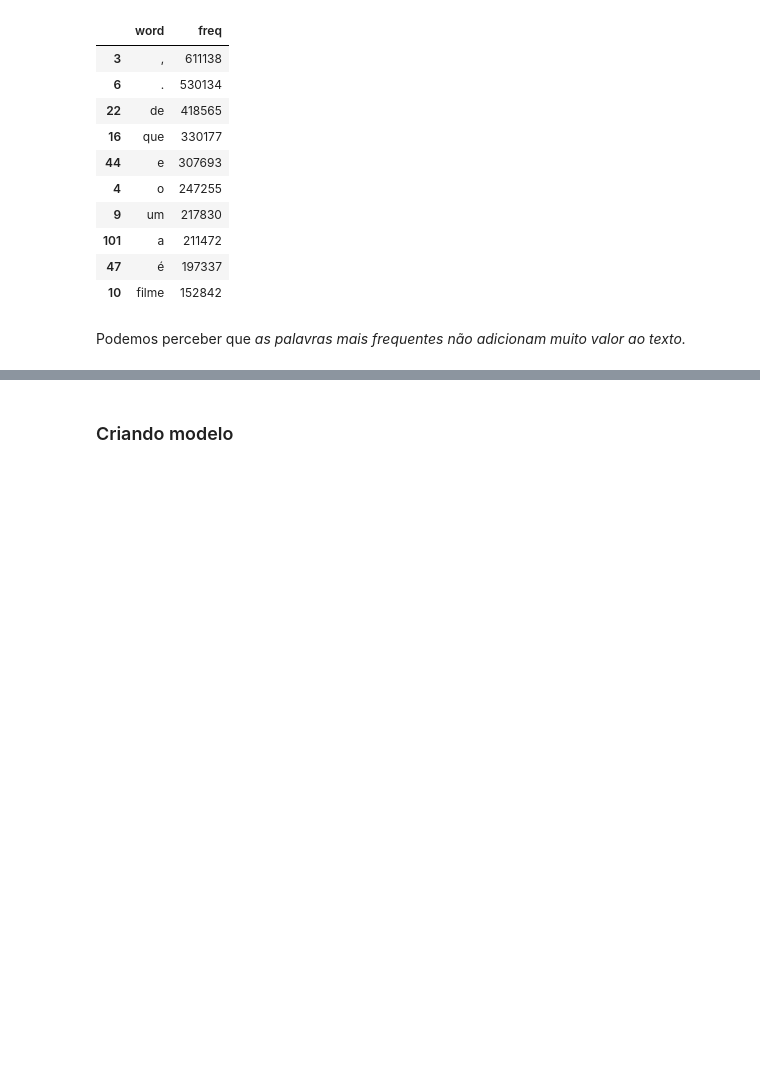
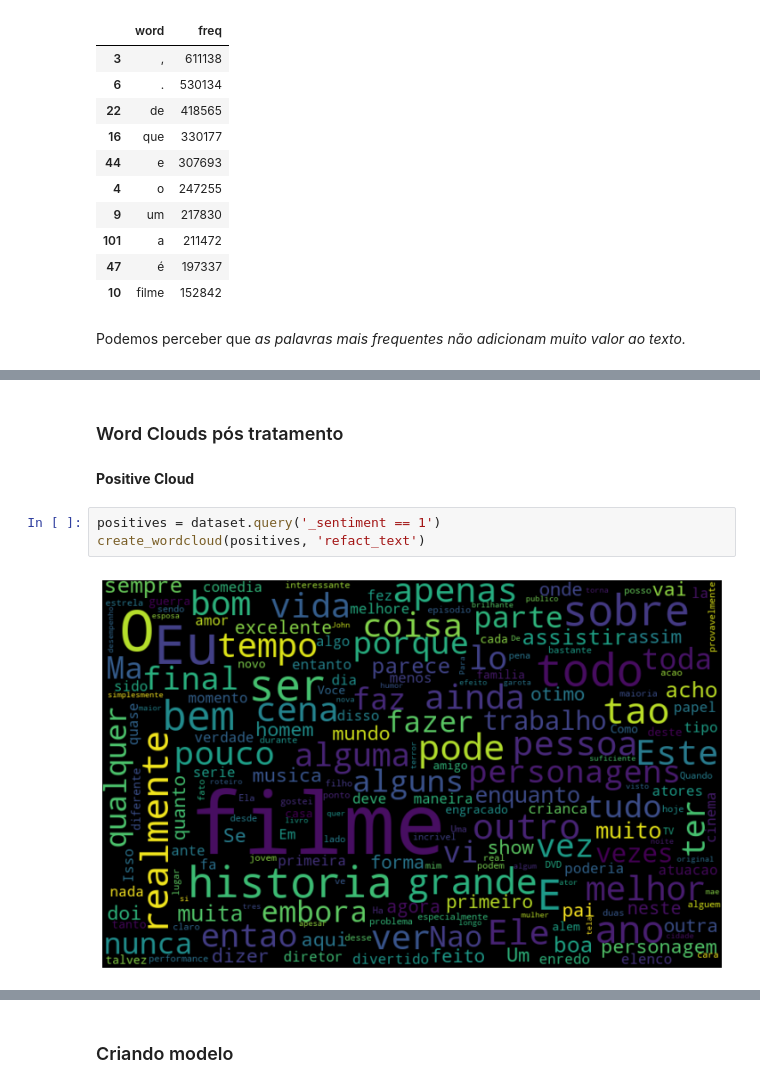
Before and after one commit to pveiga-abreu/feelings-identifier, a Jupyter notebook: main.ipynb, the cells around one changed output, grey strips where cells are left out. Saved outputs shown, nothing was run; the diff lists cells and outputs as text; blank space fills up the shorter version.

```diff
--- a/main.ipynb
+++ b/main.ipynb
@@ -160,0 +167,9 @@ dataset.head()
+# %% [markdown]
+### Word Clouds pós tratamento
+# %% [markdown]
+<strong>Positive Cloud</strong>
+# %%
+positives = dataset.query('_sentiment == 1')
+create_wordcloud(positives, 'refact_text')
+# %% [output]
+[figure, added]
```
Also changed, not shown: parts of 22 cells of this notebook, 1 other file.
